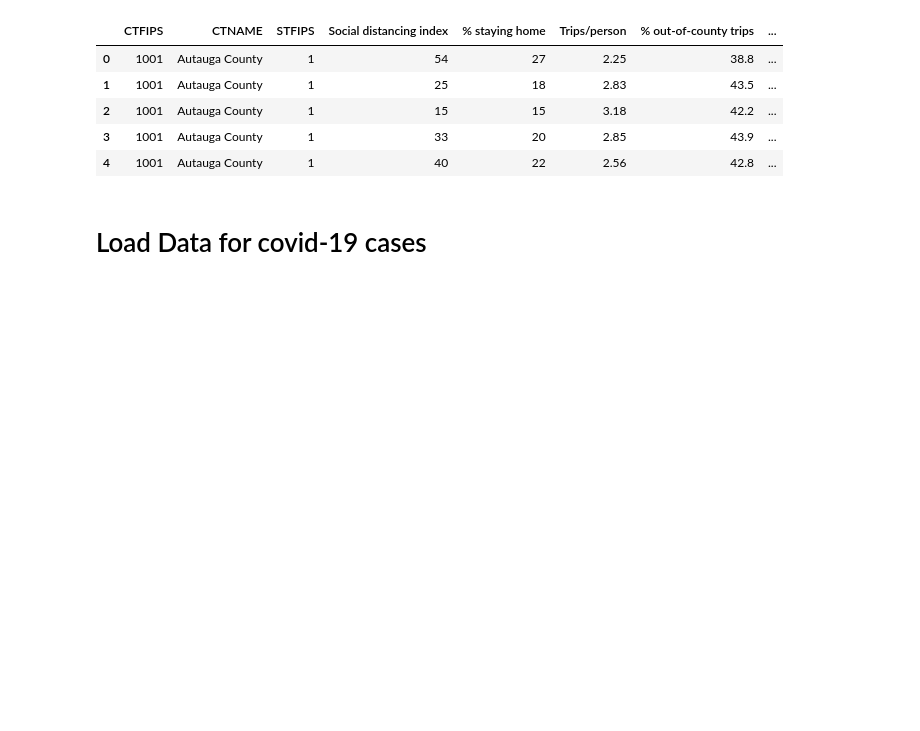
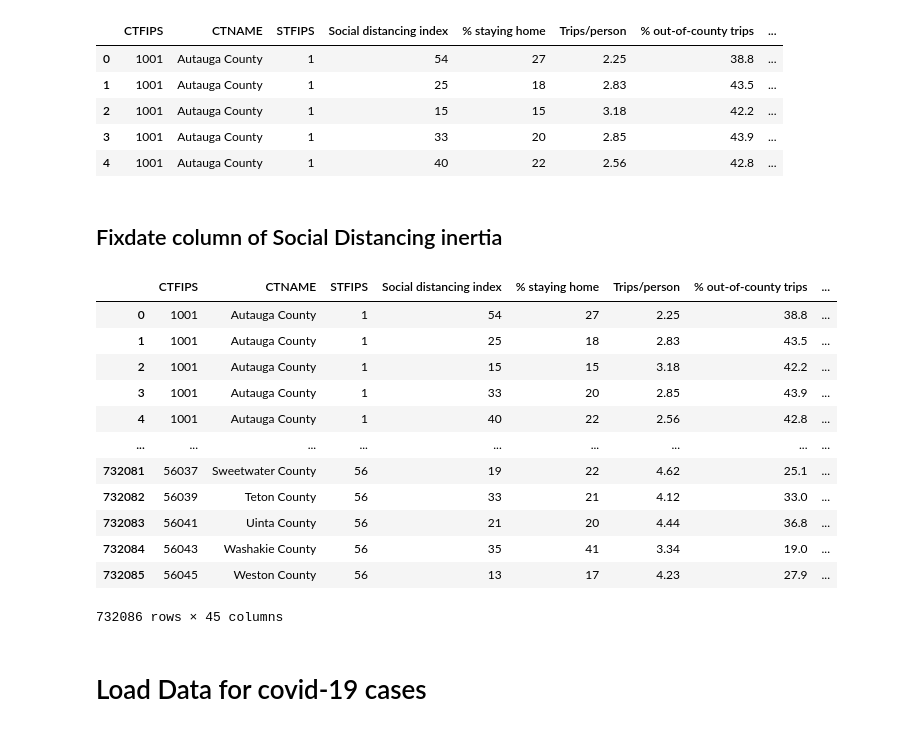
Before and after one commit to jeyasri-s2/meansquares, a Jupyter notebook: NY_baselineAnalysis.ipynb, the cells around one changed output. Drawn from its saved outputs; the diff is of its cells as text; code cells hidden in the pictures; blank space fills up the shorter version.

```diff
--- a/NY_baselineAnalysis.ipynb
+++ b/NY_baselineAnalysis.ipynb
@@ -344,3 +333,5 @@ maryland_sd_inertia.head()
 | 2 | 1001 | Autauga County | 1 | 15 | 15 | 3.18 | 42.2 | ... |
 | 3 | 1001 | Autauga County | 1 | 33 | 20 | 2.85 | 43.9 | ... |
 | 4 | 1001 | Autauga County | 1 | 40 | 22 | 2.56 | 42.8 | ... |
+# %% [markdown]
+## Fixdate column of Social Distancing inertia
@@ -347,3 +353,20 @@ maryland_sd_inertia.head()
+# %%
+maryland_sd_inertia['date'] = maryland_sd_inertia['date'].apply(lambda x: fixDate(x,False))
+maryland_sd_inertia.reset_index(drop=True)
+# %% [output]
+|  | CTFIPS | CTNAME | STFIPS | Social distancing index | % staying home | Trips/person | % out-of-county trips | ... |
+| 0 | 1001 | Autauga County | 1 | 54 | 27 | 2.25 | 38.8 | ... |
+| 1 | 1001 | Autauga County | 1 | 25 | 18 | 2.83 | 43.5 | ... |
+| 2 | 1001 | Autauga County | 1 | 15 | 15 | 3.18 | 42.2 | ... |
+| 3 | 1001 | Autauga County | 1 | 33 | 20 | 2.85 | 43.9 | ... |
+| 4 | 1001 | Autauga County | 1 | 40 | 22 | 2.56 | 42.8 | ... |
+| ... | ... | ... | ... | ... | ... | ... | ... | ... |
+| 732081 | 56037 | Sweetwater County | 56 | 19 | 22 | 4.62 | 25.1 | ... |
+| 732082 | 56039 | Teton County | 56 | 33 | 21 | 4.12 | 33.0 | ... |
+| 732083 | 56041 | Uinta County | 56 | 21 | 20 | 4.44 | 36.8 | ... |
+| 732084 | 56043 | Washakie County | 56 | 35 | 41 | 3.34 | 19.0 | ... |
+| 732085 | 56045 | Weston County | 56 | 13 | 17 | 4.23 | 27.9 | ... |
+732086 rows × 45 columns
 # %% [markdown]
 # Load Data for covid-19 cases
 # %%
```
Also changed, not shown: parts of 52 cells of this notebook.
